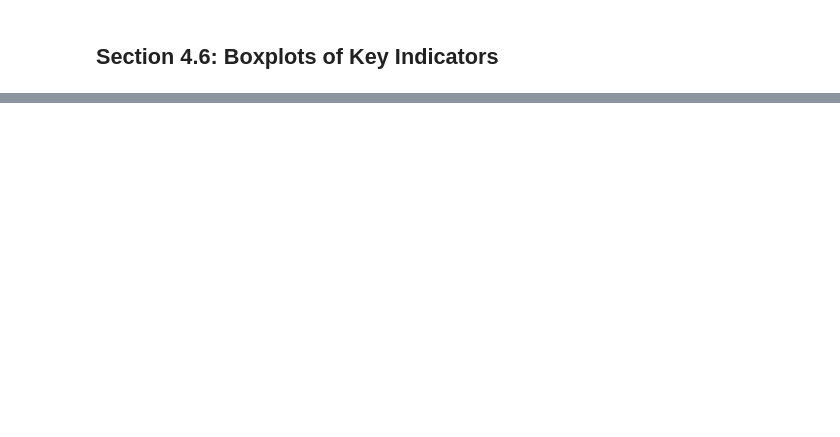
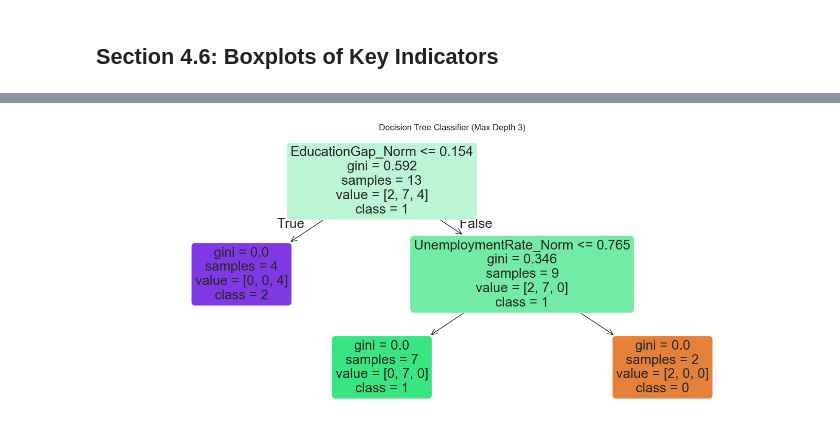
Before and after one commit to JBtallgrass/Ballard-Capstone-proj, a Jupyter notebook: capstone_analyticsv1.ipynb, the cells around one changed output, grey strips where cells are left out. Saved outputs shown, nothing was run; the diff lists cells and outputs as text; code cells hidden in the pictures; blank space fills up the shorter version.

```diff
--- a/capstone_analyticsv1.ipynb
+++ b/capstone_analyticsv1.ipynb
@@ -858,0 +1053,26 @@ for var in percent_vars:
+# %%
+# Section 5.4 – Composite Vulnerability Score
+
+# Step 1: Define weights (equal weight for now; you can adjust if needed)
+weights = {
+    "HighPoverty": 1,
+    "LowBachelorRate": 1,
+    "HighUnemployment": 1,
+    "LargePopulation": 1,
+    "WideEducationGap": 1
+}
+
+# Step 2: Compute weighted score
+df_fe['VulnerabilityScore'] = sum(df_fe[flag] * weight for flag, weight in weights.items())
+
+# Optional: Normalize to 0–1 range using MinMaxScaler
+scaler = MinMaxScaler()
+df_fe['VulnerabilityScoreNorm'] = scaler.fit_transform(df_fe[['VulnerabilityScore']])
+
+# Step 3: Preview the score table
+print("County-Level Composite Vulnerability Score:")
+display(df_fe[['VulnerabilityScore', 'VulnerabilityScoreNorm']].sort_values('VulnerabilityScore', ascending=False))
+
+# Save to CSV
+df_fe[['VulnerabilityScore', 'VulnerabilityScoreNorm']].to_csv(output_dir / "nca_section5_4_composite_scores.csv")
+logging.info("Section 5.4 composite scores saved.")
@@ -858,0 +1344,14 @@ for var in percent_vars:
+# %%
+tree = DecisionTreeClassifier(max_depth=3, random_state=42)
+tree.fit(X, y)
+
+plt.figure(figsize=(14, 6))
+plot_tree(tree, feature_names=features, class_names=[str(c) for c in sorted(y.unique())],
+          filled=True, rounded=True)
+plt.title("Decision Tree Classifier (Max Depth 3)")
+plt.tight_layout()
+
+plt.savefig(image_dir / "section6_3_decision_tree.png", dpi=300)
+logging.info("Section 6.3 decision tree saved.")
+plt.show()
+# %% [output]
@@ -858,0 +1359 @@ for var in percent_vars:
+[figure, added]
```
Also changed, not shown: parts of 33 cells of this notebook, 19 other files.
